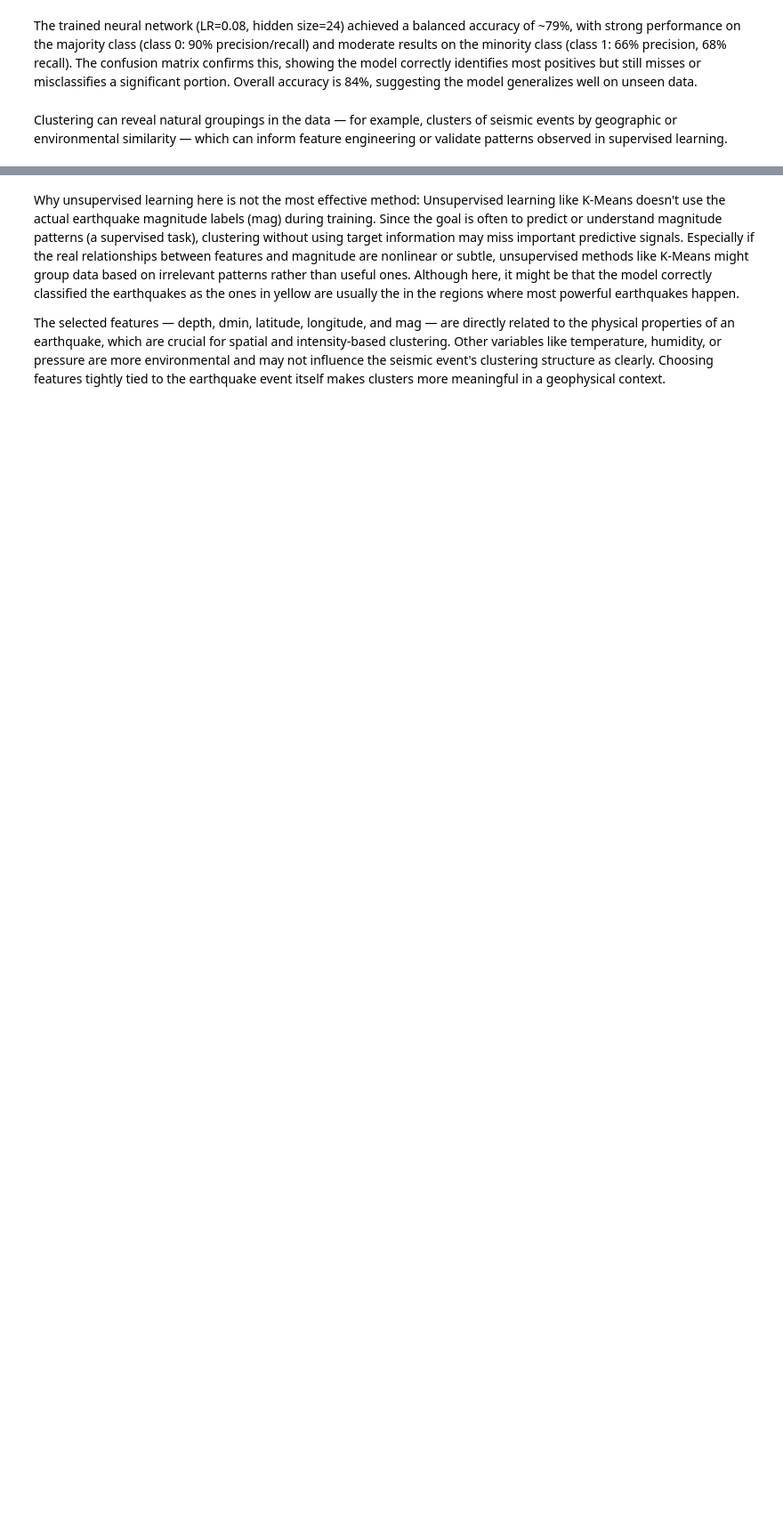
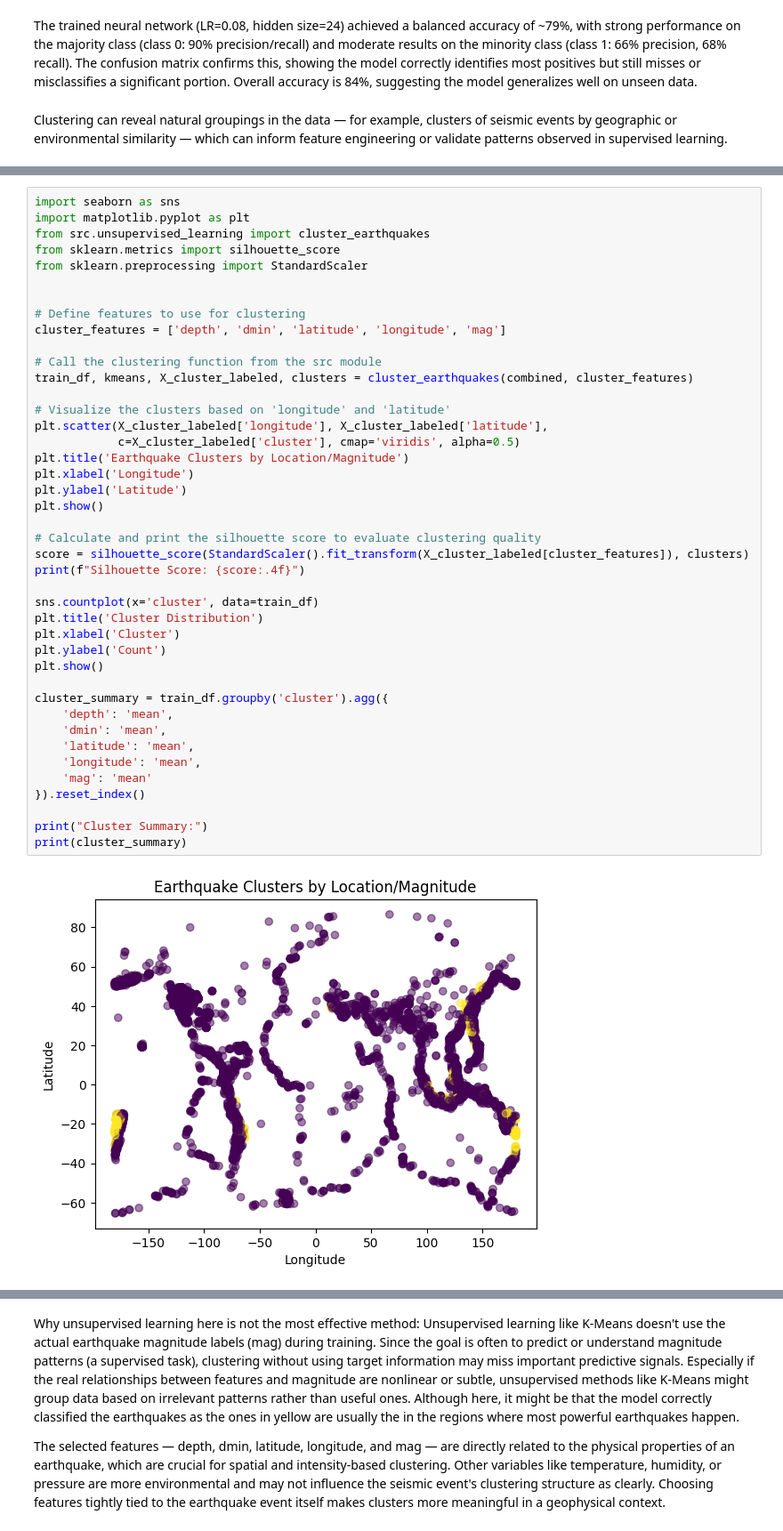
Before and after one commit to Amine-smaoui/earthquake-predictor, a Jupyter notebook: earthquake prediction model.ipynb, the cells around one changed output, grey strips where cells are left out. Shown at 89% size. Saved outputs shown, nothing was run; the diff lists cells and outputs as text; blank space fills up the shorter version.

```diff
--- a/earthquake prediction model.ipynb
+++ b/earthquake prediction model.ipynb
@@ -712,0 +480,44 @@ Text(0.5, 1.0, 'Earthquake Clusters by Location/Magnitude')
+# %%
+import seaborn as sns
+import matplotlib.pyplot as plt
+from src.unsupervised_learning import cluster_earthquakes
+from sklearn.metrics import silhouette_score
+from sklearn.preprocessing import StandardScaler
+
+
+# Define features to use for clustering
+cluster_features = ['depth', 'dmin', 'latitude', 'longitude', 'mag']
+
+# Call the clustering function from the src module
+train_df, kmeans, X_cluster_labeled, clusters = cluster_earthquakes(combined, cluster_features)
+
+# Visualize the clusters based on 'longitude' and 'latitude'
+plt.scatter(X_cluster_labeled['longitude'], X_cluster_labeled['latitude'],
+            c=X_cluster_labeled['cluster'], cmap='viridis', alpha=0.5)
+plt.title('Earthquake Clusters by Location/Magnitude')
+plt.xlabel('Longitude')
+plt.ylabel('Latitude')
+plt.show()
+
+# Calculate and print the silhouette score to evaluate clustering quality
+score = silhouette_score(StandardScaler().fit_transform(X_cluster_labeled[cluster_features]), clusters)
+print(f"Silhouette Score: {score:.4f}")
+
+sns.countplot(x='cluster', data=train_df)
+plt.title('Cluster Distribution')
+plt.xlabel('Cluster')
+plt.ylabel('Count')
+plt.show()
+
+cluster_summary = train_df.groupby('cluster').agg({
+    'depth': 'mean',
+    'dmin': 'mean',
+    'latitude': 'mean',
+    'longitude': 'mean',
+    'mag': 'mean'
+}).reset_index()
+
+print("Cluster Summary:")
+print(cluster_summary)
+# %% [output]
+[figure, added]
```
Also changed, not shown: parts of 16 cells of this notebook, 11 other files.
